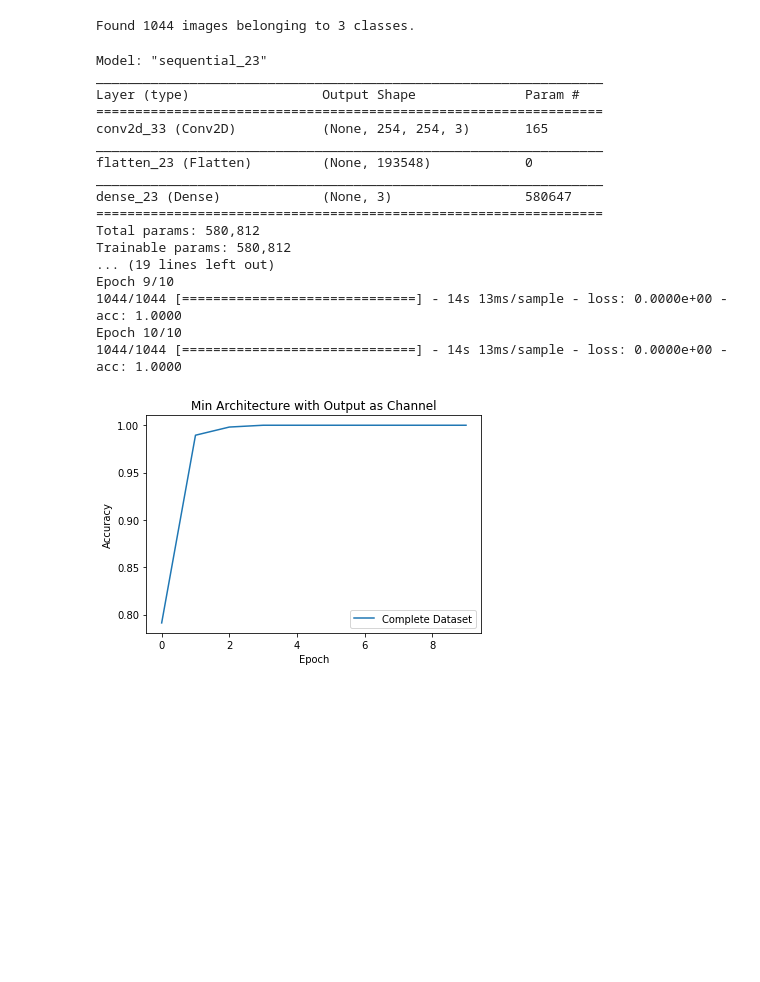
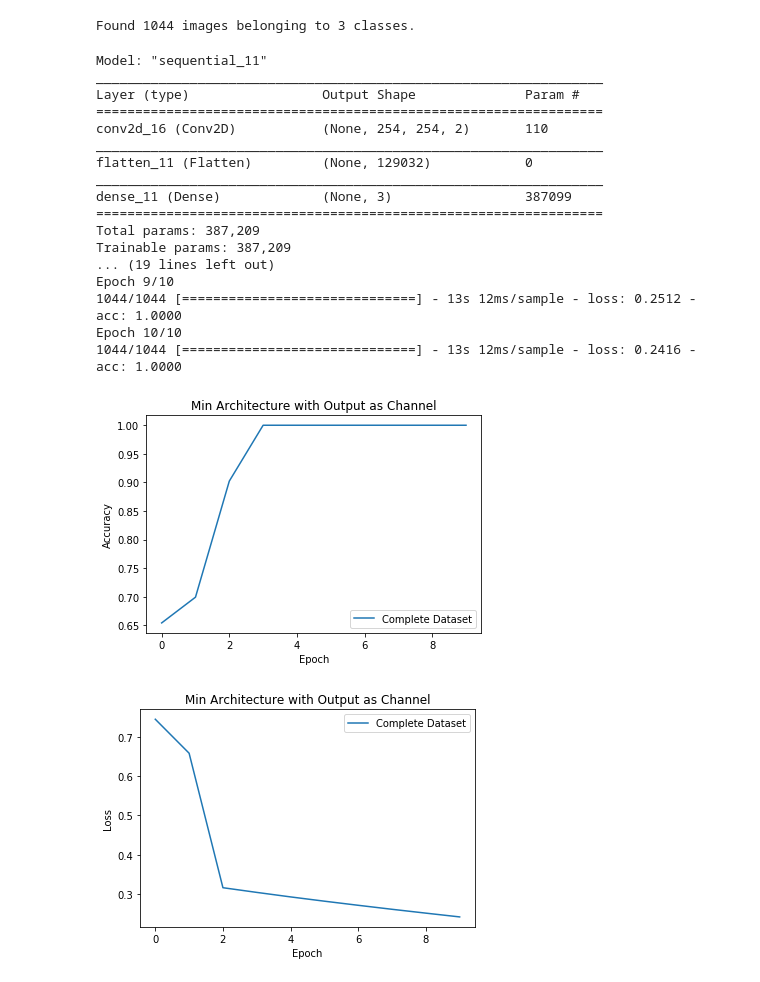
Before and after one commit to mykon23/DL-2020Project, a Jupyter notebook: Equus2.ipynb, the cells around one changed output. Cells and saved outputs as stored; diff of their text form; code cells hidden in the pictures; blank space fills up the shorter version.

```diff
--- a/Equus2.ipynb
+++ b/Equus2.ipynb
@@ -651,7 +731,7 @@ from tensorflow.keras.models import Sequential
 from tensorflow.keras.layers import Dense, Conv2D, Flatten
 
 model = Sequential()
-model.add( Conv2D( 3, ( 3, 3 ), activation = 'relu', input_shape = (256, 256, 6) ) )
+model.add( Conv2D( 2, ( 3, 3 ), activation = 'relu', input_shape = (256, 256, 6) ) )
 model.add( Flatten() )
 model.add( Dense( 3, activation = 'softmax' ) )
 model.summary()
@@ -662,32 +742,42 @@ model.compile( optimizer = 'adam', loss = 'categorical_crossentropy', metrics =
 ##Train the model
 history = model.fit(x_train, y_train, epochs=10)
 # %% [output]
-Model: "sequential_23"
+Model: "sequential_11"
 _________________________________________________________________
 Layer (type)                 Output Shape              Param #
 =================================================================
-conv2d_33 (Conv2D)           (None, 254, 254, 3)       165
+conv2d_16 (Conv2D)           (None, 254, 254, 2)       110
 _________________________________________________________________
-flatten_23 (Flatten)         (None, 193548)            0
+flatten_11 (Flatten)         (None, 129032)            0
 _________________________________________________________________
-dense_23 (Dense)             (None, 3)                 580647
+dense_11 (Dense)             (None, 3)                 387099
 =================================================================
-Total params: 580,812
-Trainable params: 580,812
+Total params: 387,209
+Trainable params: 387,209
 ... (19 lines left out)
 Epoch 9/10
-1044/1044 [==============================] - 14s 13ms/sample - loss: 0.0000e+00 - acc: 1.0000
+1044/1044 [==============================] - 13s 12ms/sample - loss: 0.2512 - acc: 1.0000
 Epoch 10/10
-1044/1044 [==============================] - 14s 13ms/sample - loss: 0.0000e+00 - acc: 1.0000
+1044/1044 [==============================] - 13s 12ms/sample - loss: 0.2416 - acc: 1.0000
 # %%
 ##plot the learning curve of the model
 import matplotlib.pyplot as plt
 
+title = 'Min Architecture with Output as Channel'
+
 plt.plot(history.history['acc'])
 plt.ylabel('Accuracy')
 plt.xlabel('Epoch')
-plt.title('Min Architecture with Output as Channel')
+plt.title(title)
 plt.legend(['Complete Dataset'], loc='lower right')
 plt.show()
+
+plt.plot(history.history['loss'])
+plt.ylabel('Loss')
+plt.xlabel('Epoch')
+plt.title(title)
+plt.legend(['Complete Dataset'], loc='upper right')
+plt.show()
 # %% [output]
-[figure, old version]
+[figure, new version]
+[figure, added]
```
Also changed, not shown: parts of 20 cells of this notebook.
